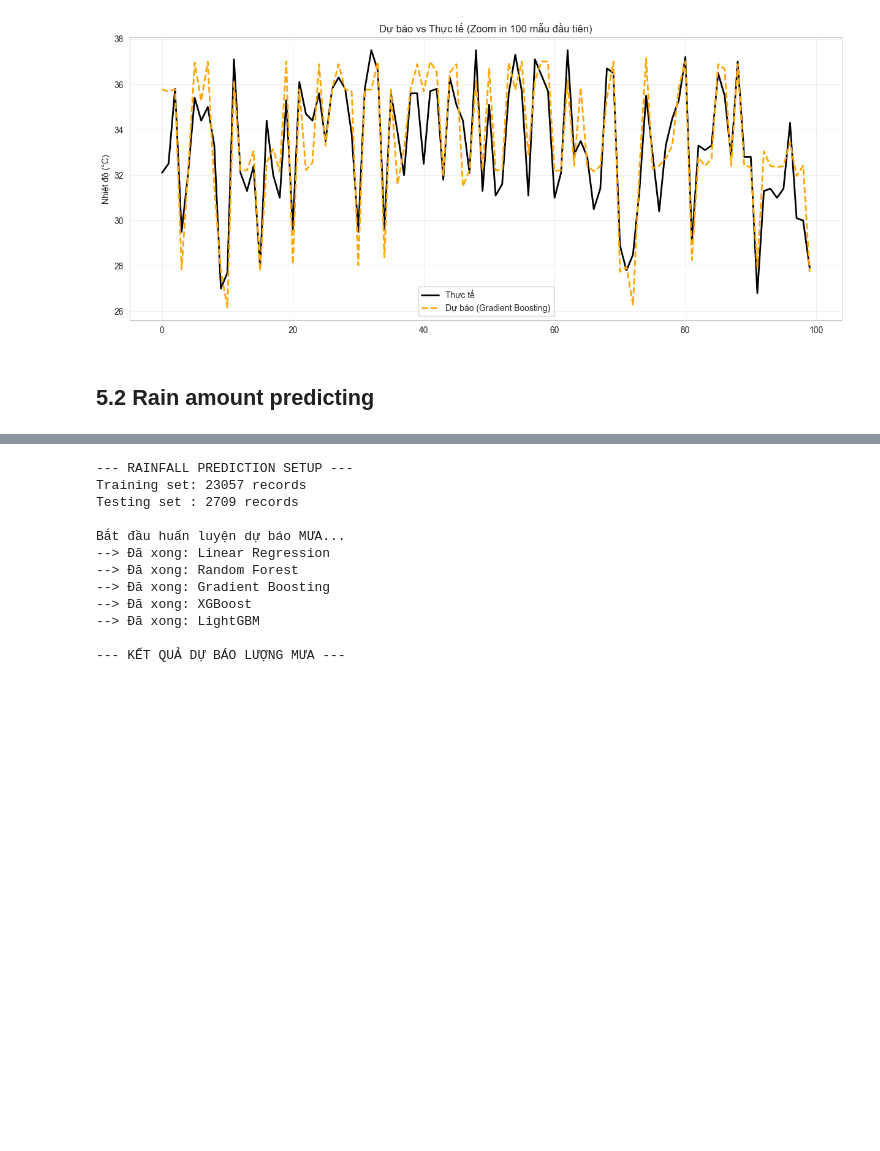
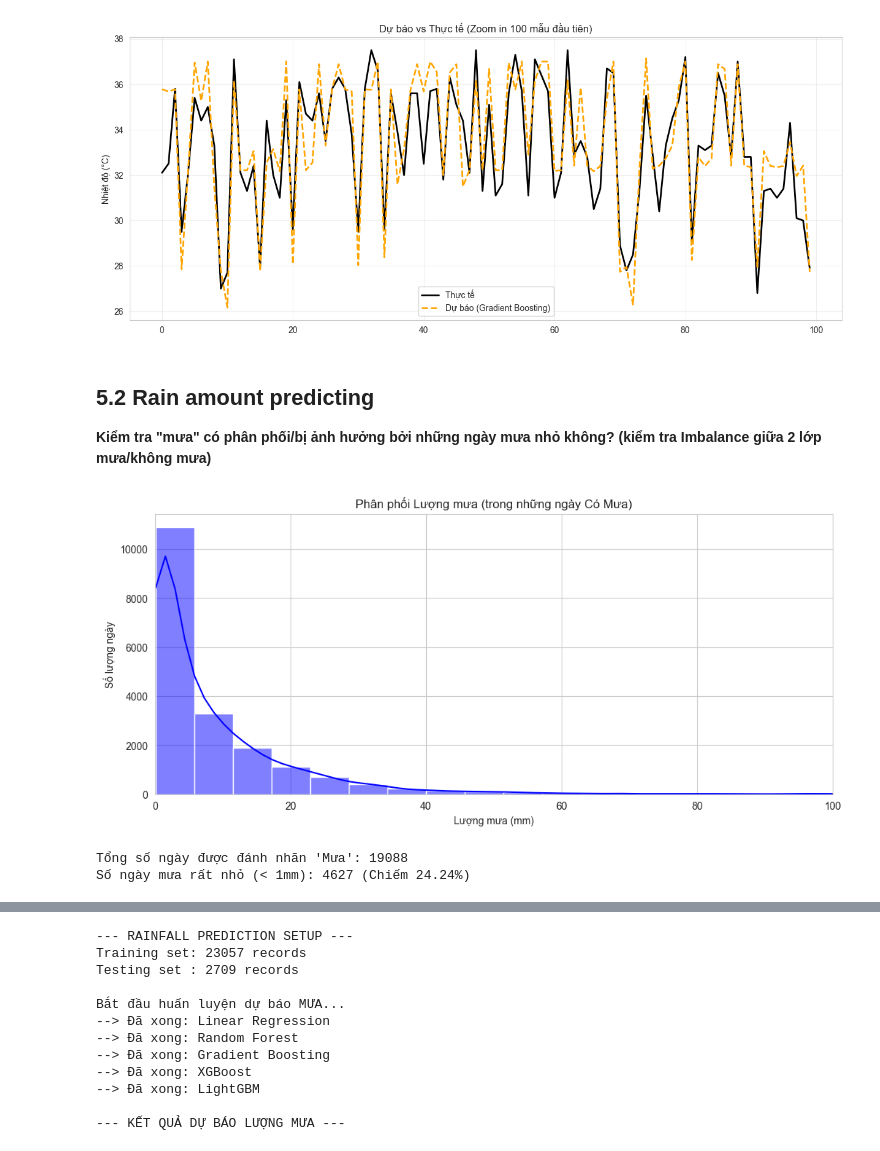
Before and after one commit to DucPhuc1/ProgrammingForDS, a Jupyter notebook: weatherVN.ipynb, the cells around one changed output, grey strips where cells are left out. Saved outputs shown, nothing was run; the diff lists cells and outputs as text; code cells hidden in the pictures; blank space fills up the shorter version.

```diff
--- a/weatherVN.ipynb
+++ b/weatherVN.ipynb
@@ -1746,3 +1828,27 @@ plt.show()
 [figure]
 # %% [markdown]
 ## 5.2 Rain amount predicting
+
+**Kiểm tra "mưa" có phân phối/bị ảnh hưởng bởi những ngày mưa nhỏ không? (kiểm tra Imbalance giữa 2 lớp mưa/không mưa)**
+# %%
+# Chỉ lấy những ngày CÓ MƯA
+rainy_days = df[df['day.daily_will_it_rain'] == True]
+
+# Vẽ histogram lượng mưa
+plt.figure(figsize=(12, 5))
+sns.histplot(rainy_days['day.totalprecip_mm'], bins=50, kde=True, color='blue')
+plt.title('Phân phối Lượng mưa (trong những ngày Có Mưa)')
+plt.xlabel('Lượng mưa (mm)')
+plt.ylabel('Số lượng ngày')
+plt.xlim(0, 100) # Zoom vào khoảng 0-100mm để dễ nhìn
+plt.show()
+
+# Đếm số ngày mưa "như không mưa" (< 1mm)
+tiny_rain = len(rainy_days[rainy_days['day.totalprecip_mm'] < 1])
+total_rain = len(rainy_days)
+print(f"Tổng số ngày được đánh nhãn 'Mưa': {total_rain}")
+print(f"Số ngày mưa rất nhỏ (< 1mm): {tiny_rain} (Chiếm {tiny_rain/total_rain*100:.2f}%)")
+# %% [output]
+[figure, added]
+Tổng số ngày được đánh nhãn 'Mưa': 19088
+Số ngày mưa rất nhỏ (< 1mm): 4627 (Chiếm 24.24%)
```
Also changed, not shown: parts of 26 cells of this notebook.
